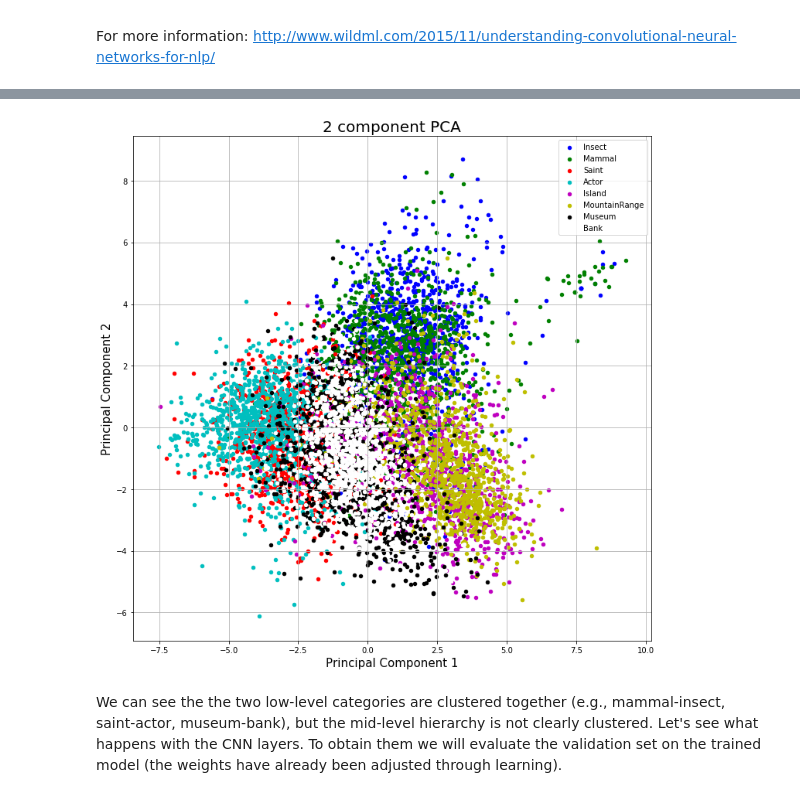
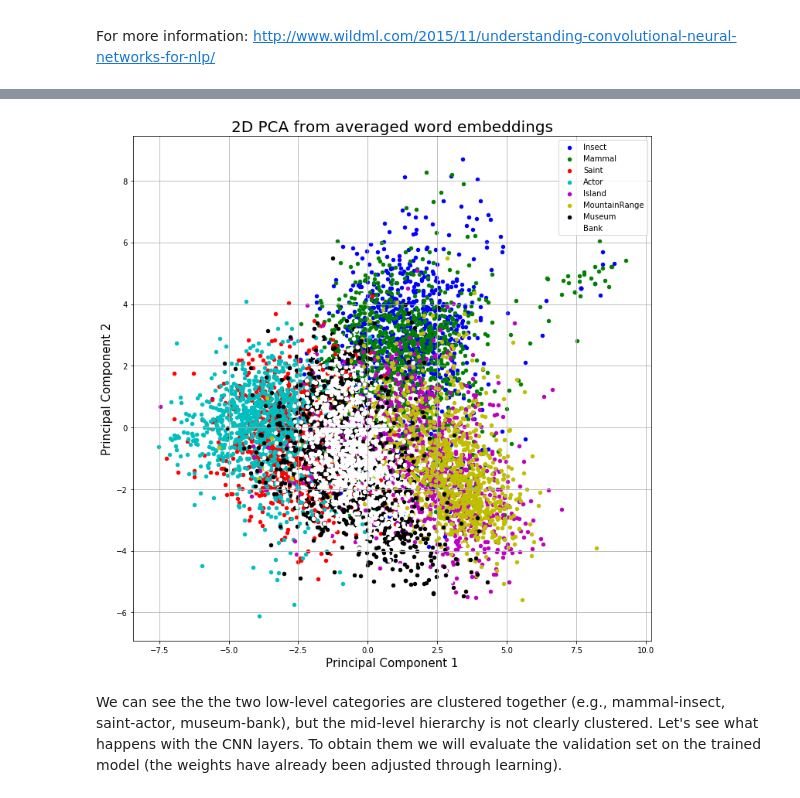
Before and after one commit to danielmlow/nlp_tutorial, a Jupyter notebook: tutorial.ipynb, the cells around one changed output, grey strips where cells are left out. Drawn from its saved outputs; the diff is of its cells as text; code cells hidden in the pictures.

```diff
--- a/tutorial.ipynb
+++ b/tutorial.ipynb
@@ -792,22 +909,22 @@ finalDf
 # %%
 # Plot
 fig = plt.figure(figsize = (12,12))
 ax = fig.add_subplot(1,1,1)
 ax.set_xlabel('Principal Component 1', fontsize = 15)
 ax.set_ylabel('Principal Component 2', fontsize = 15)
-ax.set_title('2 component PCA', fontsize = 20)
+ax.set_title('2D PCA from averaged word embeddings', fontsize = 20)
 targets = categories[:]
 colors = ['b','g','r', 'c','m','y','k','w']
 for target, color in zip(targets,colors):
     indicesToKeep = finalDf['target'] == target
     ax.scatter(finalDf.loc[indicesToKeep, 'principal component 1']
                , finalDf.loc[indicesToKeep, 'principal component 2']
                , c = color
                , s = 20)
 ax.legend(targets)
 ax.grid()
 # %% [output]
-[figure, old version]
+[figure, new version]
 # %% [markdown]
 We can see the the two low-level categories are clustered together (e.g., mammal-insect, saint-actor, museum-bank), but the mid-level hierarchy is not clearly clustered. Let's see what happens with the CNN layers. To obtain them we will evaluate the validation set on the trained model (the weights have already been adjusted through learning).
 # %%
```
Also changed, not shown: parts of 42 cells of this notebook, 4 other files.
